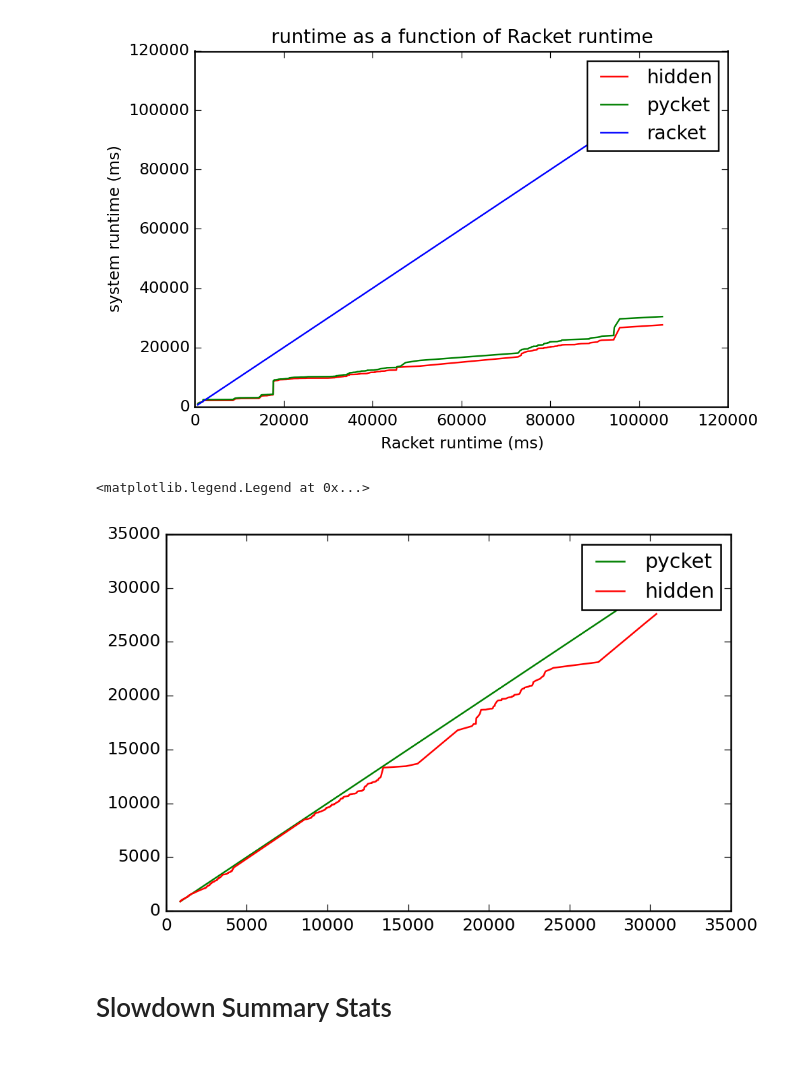
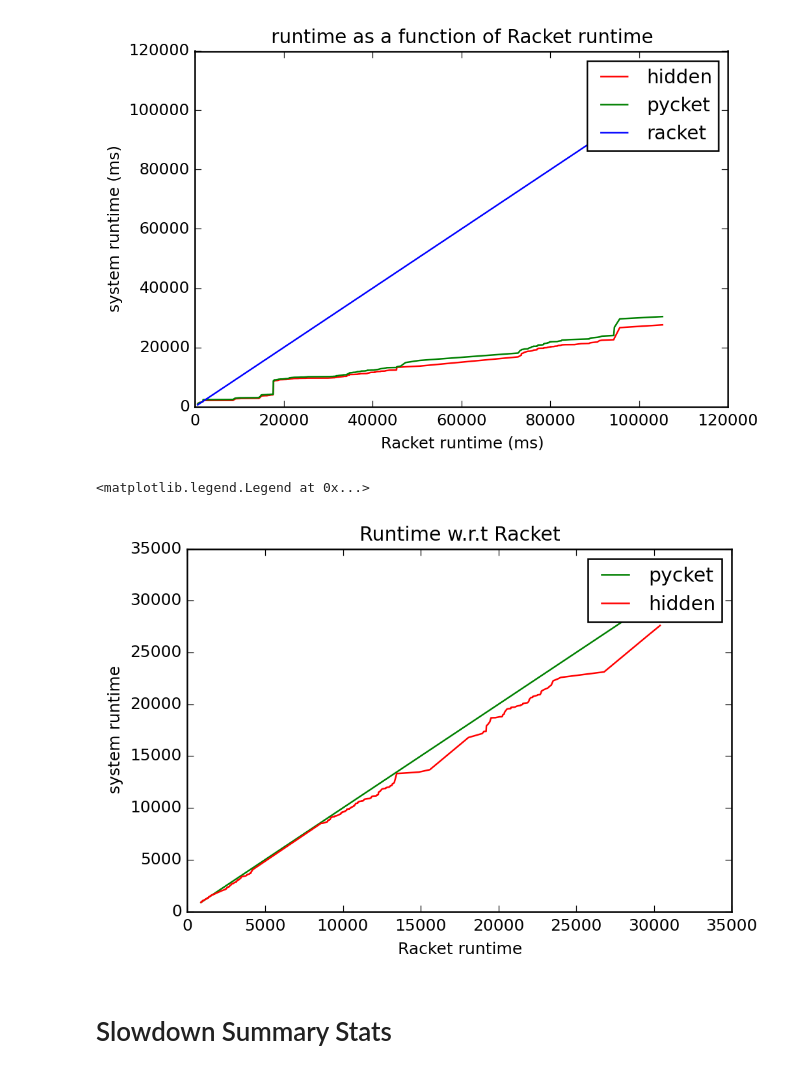
Before and after one commit to sabauma/gradual-typing-timings, a Jupyter notebook: Performance.ipynb, the cells around one changed output. Drawn from its saved outputs; the diff is of its cells as text; code cells hidden in the pictures.

```diff
--- a/Performance.ipynb
+++ b/Performance.ipynb
@@ -7,7 +7,7 @@ import matplotlib as mpl
 import numpy
 mpl.rcParams['savefig.dpi'] = 180
 # %%
-OPTIONS = {'FSM': 'results_fsm.txt', 'Snake': 'results_snake.txt', 'Tetris': 'results_tetris.txt'}
+OPTIONS = {'FSM': 'results_fsm.txt', 'Snake': 'results_snake.txt', 'Tetris': 'results_tetris.txt', 'Synth':'results_synth.txt'}
 from IPython.html import widgets
 from IPython.display import display
 s = widgets.DropdownWidget()
@@ -42,7 +42,10 @@ pylab.legend()
 # %%
 pylab.plot(pycket, pycket, 'g', label='pycket')
 pylab.plot(pycket, hidden, 'r', label='hidden')
+pylab.title('Runtime w.r.t Racket')
+pylab.xlabel('Racket runtime')
+pylab.ylabel('system runtime')
 pylab.legend()
 # %% [output]
 <matplotlib.legend.Legend at 0x...>
-[figure, old version]
+[figure, new version]
```
Also changed, not shown: parts of 5 cells of this notebook.
